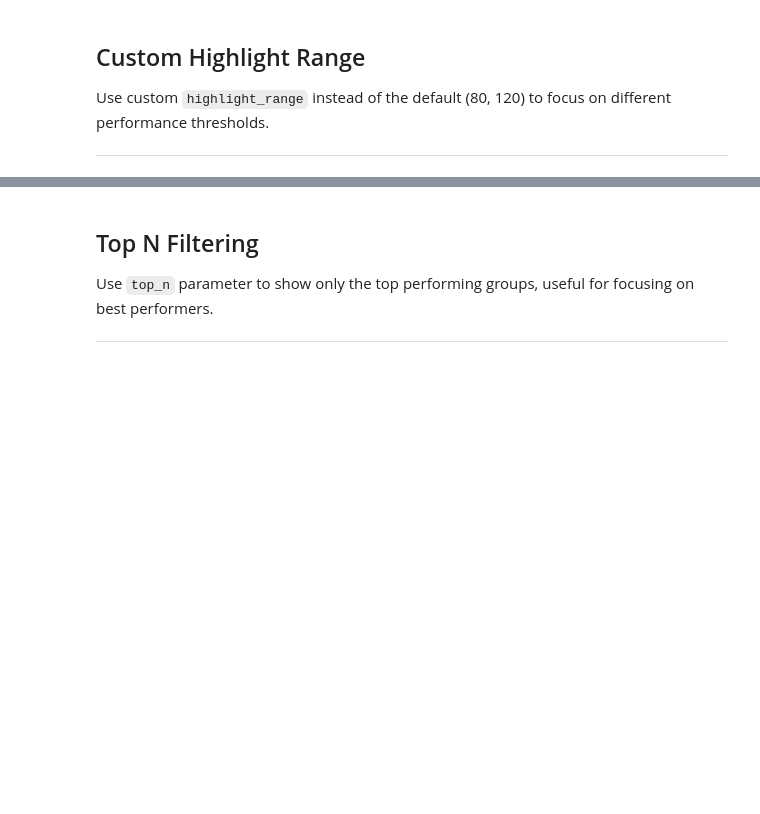
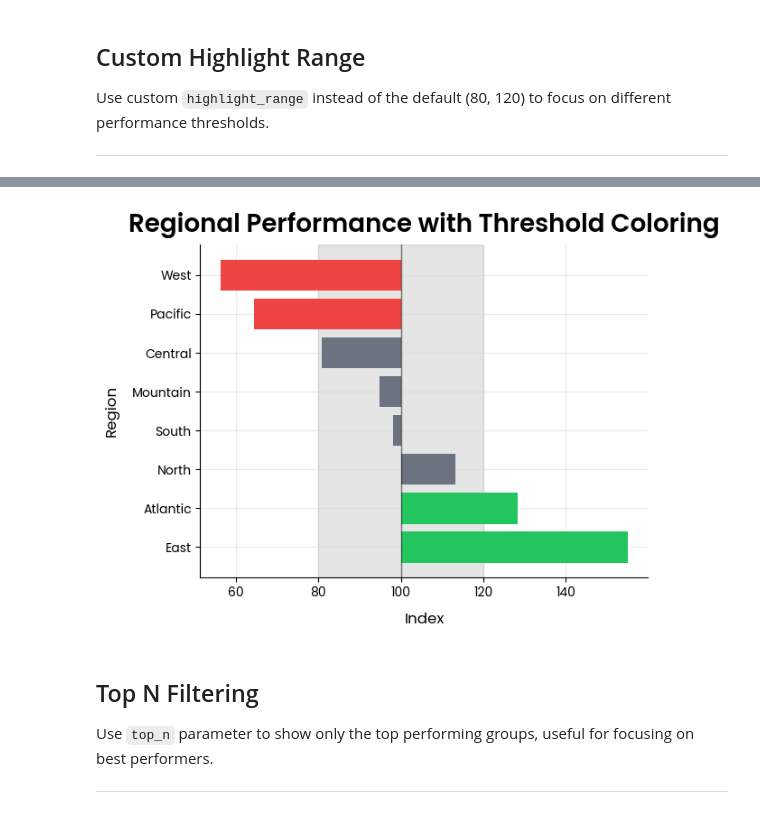
Before and after one commit to Data-Simply/pyretailscience, a Jupyter notebook: docs/gallery/plots/index_plot.ipynb, the cells around one changed output, grey strips where cells are left out. Saved outputs shown, nothing was run; the diff lists cells and outputs as text; code cells hidden in the pictures; blank space fills up the shorter version.

```diff
--- a/docs/gallery/plots/index_plot.ipynb
+++ b/docs/gallery/plots/index_plot.ipynb
@@ -173,3 +179,20 @@ plt.show()
+# %%
+# Reuse the performance data from the value-based sorting example
+index.plot(
+    performance_data,
+    value_col="performance_score",
+    group_col="region",
+    index_col="product_category",
+    value_to_index="Electronics",
+    sort_by="value",
+    sort_order="descending",
+    color_by_threshold=True,  # Color bars by highlight_range thresholds
+    title="Regional Performance with Threshold Coloring",
+    y_label="Region",
+)
+plt.show()
+# %% [output]
+[figure, added]
 # %% [markdown]
 ## Top N Filtering
 
```
Also changed, not shown: parts of 11 cells of this notebook, 3 other files.
